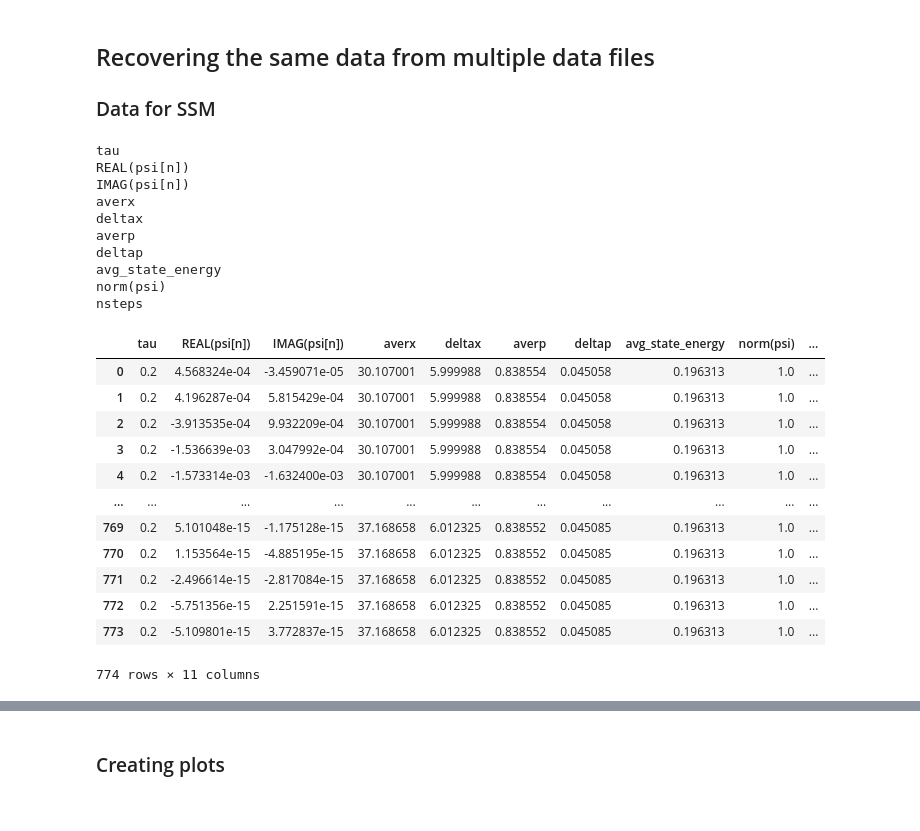
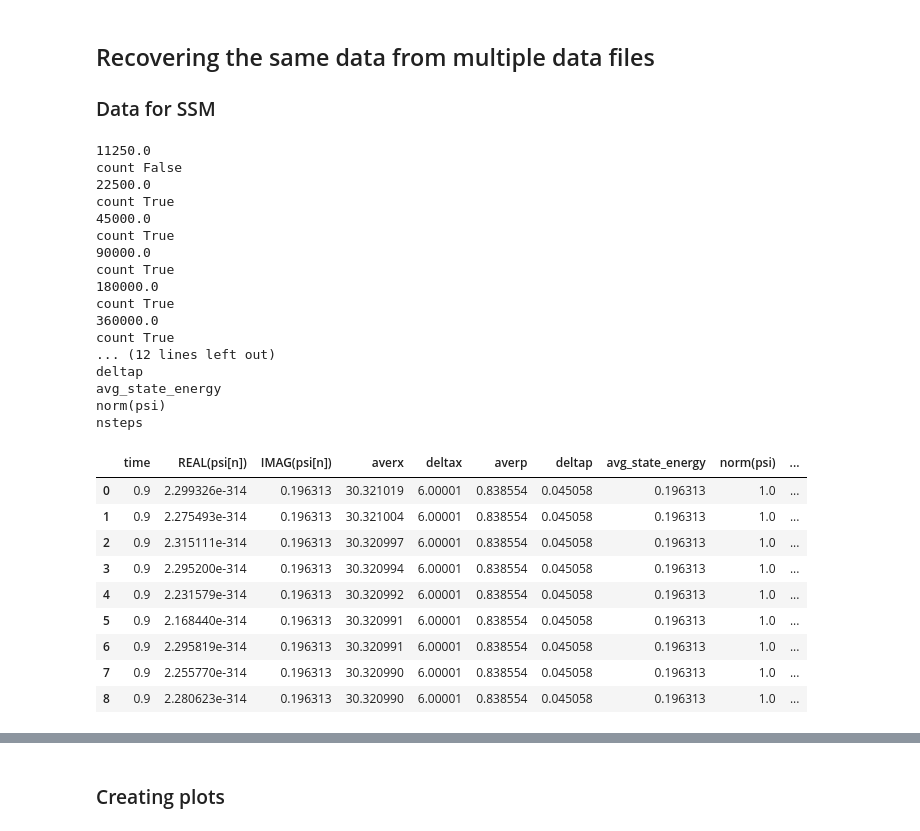
Before and after one commit to carlulli/TDSE, a Jupyter notebook: scripts/convergence.ipynb, the cells around one changed output, grey strips where cells are left out. Cells and saved outputs as stored; diff of their text form; code cells hidden in the pictures.

```diff
--- a/scripts/convergence.ipynb
+++ b/scripts/convergence.ipynb
@@ -26,57 +56,72 @@ PosixPath('/Users/adrianstroth/Documents/Uni/HU Berlin/Computational Physics 2/P
 ## Recovering the same data from multiple data files
 ### Data for SSM
 # %%
-nsteps = [10, 20, 50, 100, 200, 1000]
+nsteps = [ 12500, 25000, 50000 ,100000, 200000, 400000, 800000, 1600000, 3200000 ]
+# nsteps = [100000]
 count = False
-
+# time = 0.08
+# time_index = 10000
+totaltime = 1
+timepercentage = 0.9
+# it = 0
 for i in nsteps:
-    df = pd.read_csv("../data/gauss_wf_wall6_129_1_{}_2_3_30_6_1.txt".format(i), sep="\t")
-
-#     temp_df = pd.DataFrame(df.iloc[[-1]])
-    temp_df = pd.DataFrame(df.loc[df['tau']==0.2])
+    df = pd.read_csv("../data/gauss_wf_fixed_wall6_129_1_{}_2_3_30_6_1.txt".format(i), sep="\t")
+#     index = time_index*(2**it)
+#     it=+1
+    index = timepercentage * i
+    print(index)
+    temp_df = pd.DataFrame(df.iloc[[index]])
+#     temp_df = pd.DataFrame(df.loc[df['time']==time])
     temp_df['nsteps'] = i
-   # print(temp_df)
+#     print(temp_df)
     if count == False:
         ssm_obs_df = pd.DataFrame(temp_df)
-#         print("count {}".format(count))
+#         averx_df = pd.DataFrame(df.loc[df['averx']>60])
+#         averx_df['nsteps'] = i
+        print("count {}".format(count))
         count = True
-#         print("BNLUBKLUB")
-
-    #    print(obs_df)
     else:
         ssm_obs_df = pd.concat([ssm_obs_df, temp_df], ignore_index=True)
+#         averx_df = pd.DataFrame(df.loc[df['averx']>60])
+#         averx_df['nsteps'] = i
+        print("count {}".format(count))
 
 for observable in ssm_obs_df[2:]:
     print(observable)
 
 #temp_df
-ssm_obs_df['Tau'] = 1./ssm_obs_df['nsteps']
+ssm_obs_df['Tau'] = totaltime/ssm_obs_df['nsteps']
 ssm_obs_df
 
 # ssm_obs_df.describe()
-# df.head()
+# df.head(-5)
 # df.info()
+# ssm_obs_df
 # %% [output]
-tau
-REAL(psi[n])
-IMAG(psi[n])
-averx
-deltax
-averp
+11250.0
+count False
+22500.0
+count True
+45000.0
+count True
+90000.0
+count True
+180000.0
+count True
+360000.0
+count True
+... (12 lines left out)
 deltap
 avg_state_energy
 norm(psi)
 nsteps
-|  | tau | REAL(psi[n]) | IMAG(psi[n]) | averx | deltax | averp | deltap | avg_state_energy | norm(psi) | ... |
-| 0 | 0.2 | 4.568324e-04 | -3.459071e-05 | 30.107001 | 5.999988 | 0.838554 | 0.045058 | 0.196313 | 1.0 | ... |
-| 1 | 0.2 | 4.196287e-04 | 5.815429e-04 | 30.107001 | 5.999988 | 0.838554 | 0.045058 | 0.196313 | 1.0 | ... |
-| 2 | 0.2 | -3.913535e-04 | 9.932209e-04 | 30.107001 | 5.999988 | 0.838554 | 0.045058 | 0.196313 | 1.0 | ... |
-| 3 | 0.2 | -1.536639e-03 | 3.047992e-04 | 30.107001 | 5.999988 | 0.838554 | 0.045058 | 0.196313 | 1.0 | ... |
-| 4 | 0.2 | -1.573314e-03 | -1.632400e-03 | 30.107001 | 5.999988 | 0.838554 | 0.045058 | 0.196313 | 1.0 | ... |
-| ... | ... | ... | ... | ... | ... | ... | ... | ... | ... | ... |
-| 769 | 0.2 | 5.101048e-15 | -1.175128e-15 | 37.168658 | 6.012325 | 0.838552 | 0.045085 | 0.196313 | 1.0 | ... |
-| 770 | 0.2 | 1.153564e-15 | -4.885195e-15 | 37.168658 | 6.012325 | 0.838552 | 0.045085 | 0.196313 | 1.0 | ... |
-| 771 | 0.2 | -2.496614e-15 | -2.817084e-15 | 37.168658 | 6.012325 | 0.838552 | 0.045085 | 0.196313 | 1.0 | ... |
-| 772 | 0.2 | -5.751356e-15 | 2.251591e-15 | 37.168658 | 6.012325 | 0.838552 | 0.045085 | 0.196313 | 1.0 | ... |
-| 773 | 0.2 | -5.109801e-15 | 3.772837e-15 | 37.168658 | 6.012325 | 0.838552 | 0.045085 | 0.196313 | 1.0 | ... |
+|  | time | REAL(psi[n]) | IMAG(psi[n]) | averx | deltax | averp | deltap | avg_state_energy | norm(psi) | ... |
+| 0 | 0.9 | 2.299326e-314 | 0.196313 | 30.321019 | 6.00001 | 0.838554 | 0.045058 | 0.196313 | 1.0 | ... |
+| 1 | 0.9 | 2.275493e-314 | 0.196313 | 30.321004 | 6.00001 | 0.838554 | 0.045058 | 0.196313 | 1.0 | ... |
+| 2 | 0.9 | 2.315111e-314 | 0.196313 | 30.320997 | 6.00001 | 0.838554 | 0.045058 | 0.196313 | 1.0 | ... |
+| 3 | 0.9 | 2.295200e-314 | 0.196313 | 30.320994 | 6.00001 | 0.838554 | 0.045058 | 0.196313 | 1.0 | ... |
+| 4 | 0.9 | 2.231579e-314 | 0.196313 | 30.320992 | 6.00001 | 0.838554 | 0.045058 | 0.196313 | 1.0 | ... |
+| 5 | 0.9 | 2.168440e-314 | 0.196313 | 30.320991 | 6.00001 | 0.838554 | 0.045058 | 0.196313 | 1.0 | ... |
+| 6 | 0.9 | 2.295819e-314 | 0.196313 | 30.320991 | 6.00001 | 0.838554 | 0.045058 | 0.196313 | 1.0 | ... |
+| 7 | 0.9 | 2.255770e-314 | 0.196313 | 30.320990 | 6.00001 | 0.838554 | 0.045058 | 0.196313 | 1.0 | ... |
+| 8 | 0.9 | 2.280623e-314 | 0.196313 | 30.320990 | 6.00001 | 0.838554 | 0.045058 | 0.196313 | 1.0 | ... |
-774 rows × 11 columns
```
Also changed, not shown: parts of 26 cells of this notebook, 1 other file.
